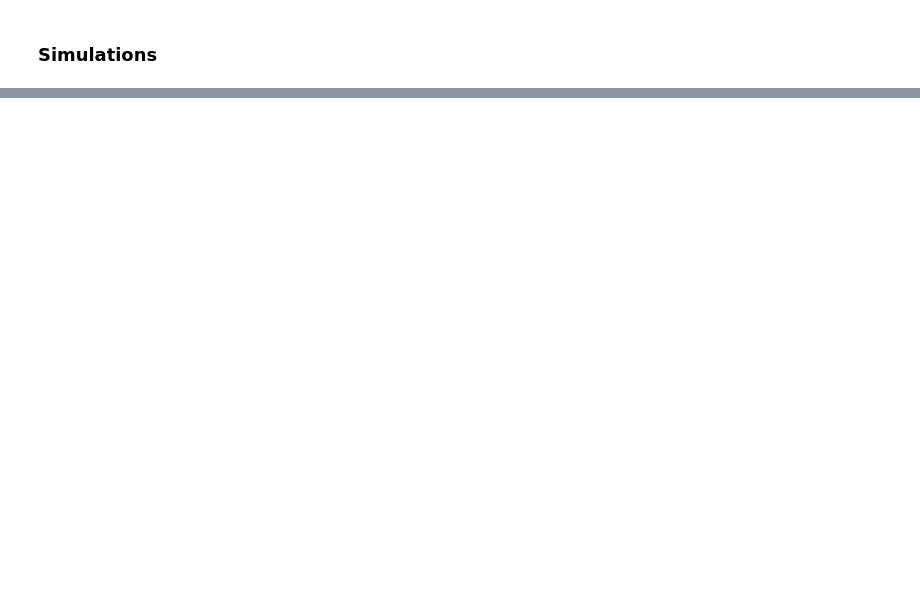
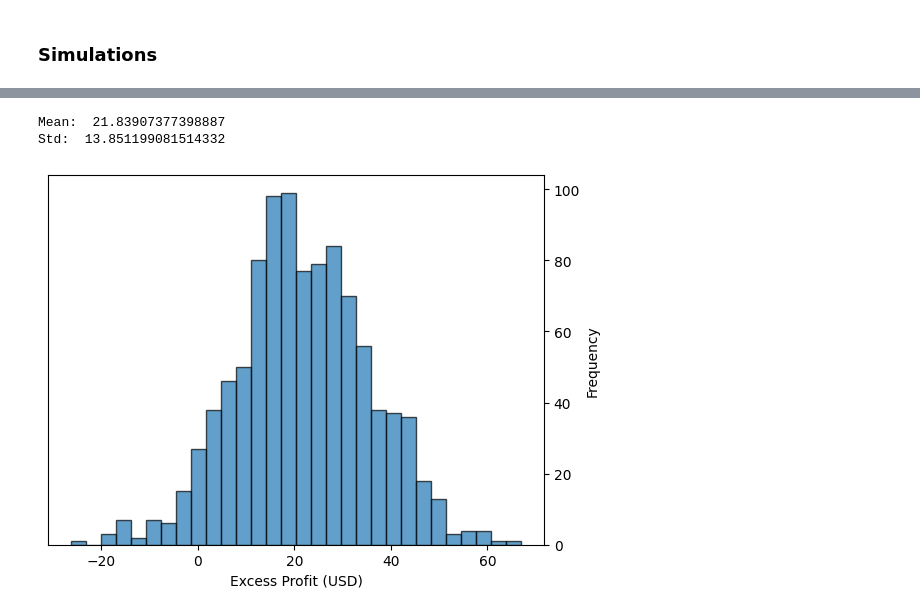
Before and after one commit to rsabum/High-Frequency-Trading, a Jupyter notebook: notebook.ipynb, the cells around one changed output, grey strips where cells are left out. Saved outputs shown, nothing was run; the diff lists cells and outputs as text; code cells hidden in the pictures; blank space fills up the shorter version.

```diff
--- a/notebook.ipynb
+++ b/notebook.ipynb
@@ -404,0 +120,14 @@ Std final wealth:  12.26446171938923
+# %%
+# plot a histogram of the final wealth
+plt.hist((W[:, -1] - W[:, 0]) - (S[:, -1] - S[:, 0]), bins=30, edgecolor='black', alpha=0.7)
+plt.xlabel('Excess Profit (USD)')
+plt.ylabel('Frequency')
+plt.gca().yaxis.tick_right()
+plt.gca().yaxis.set_label_position("right")
+
+print("Mean: ", np.mean((W[:, -1] - W[:, 0]) - (S[:, -1] - S[:, 0])))
+print("Std: ", np.std((W[:, -1] - W[:, 0]) - (S[:, -1] - S[:, 0])))
+# %% [output]
+Mean:  21.83907377398887
+Std:  13.851199081514332
+[figure, added]
```
Also changed, not shown: parts of 15 cells of this notebook, 7 other files.
